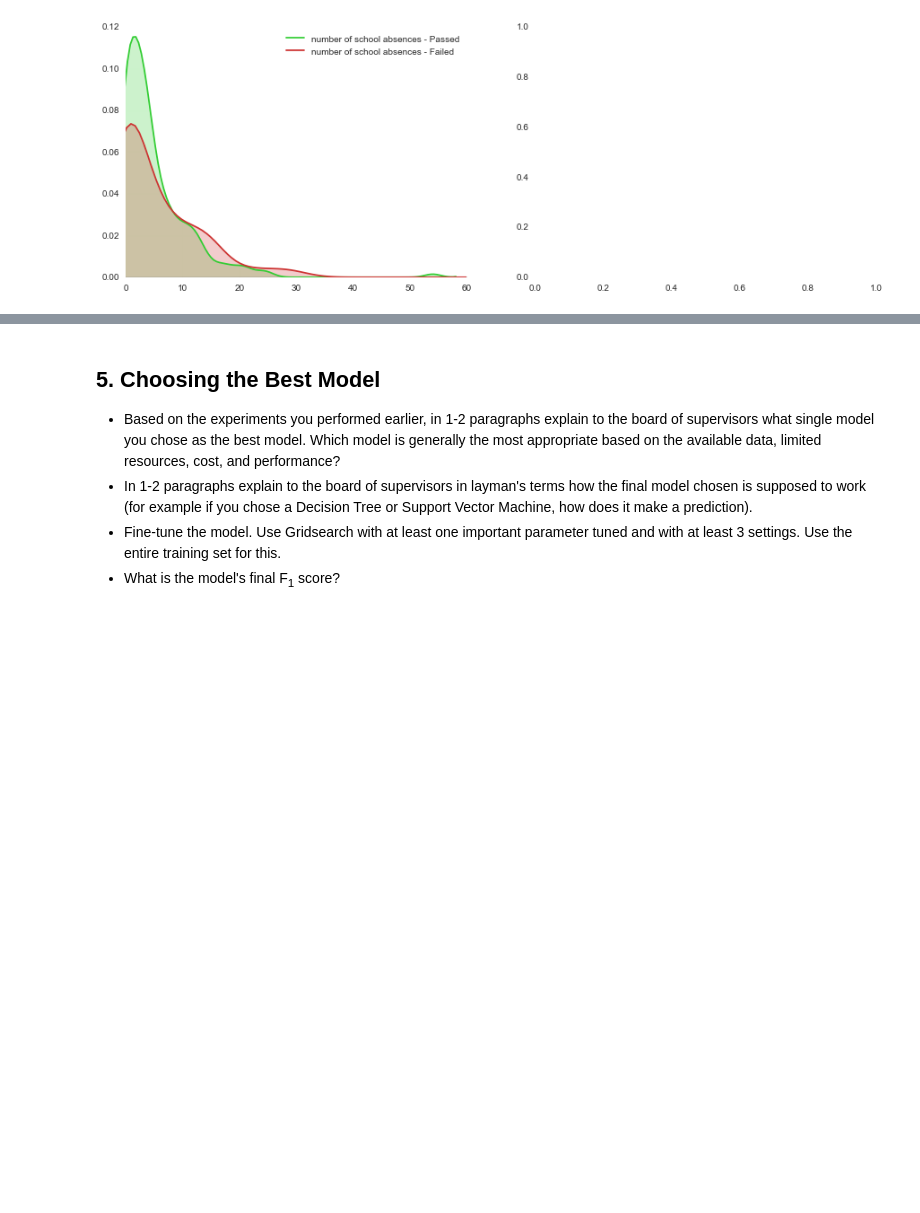
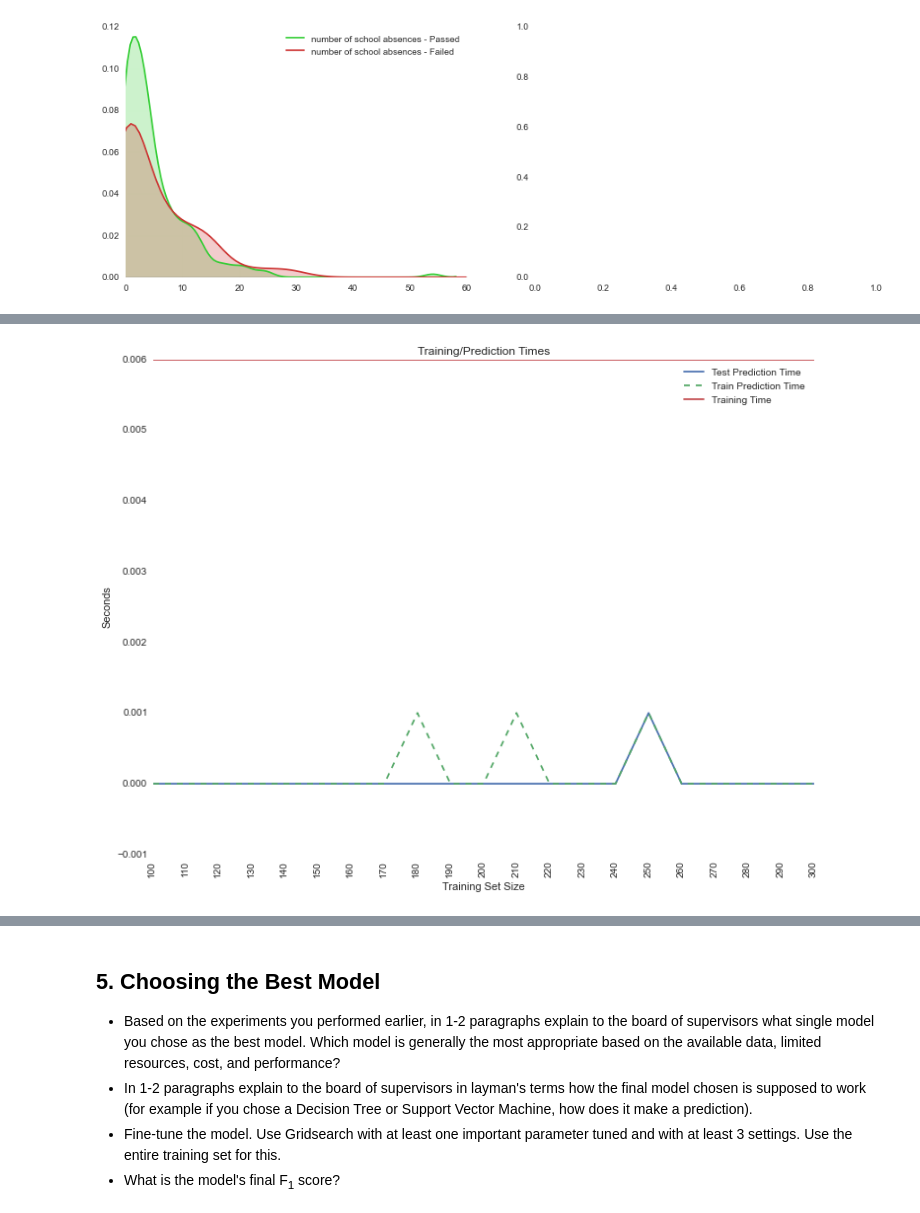
Before and after one commit to asuresh1/StudentIntervention, a Jupyter notebook: student_intervention.ipynb, the cells around one changed output, grey strips where cells are left out. Drawn from its saved outputs; the diff is of its cells as text; code cells hidden in the pictures; blank space fills up the shorter version.

```diff
--- a/student_intervention.ipynb
+++ b/student_intervention.ipynb
@@ -658,0 +682,33 @@ logRegModel
+# %%
+subset_sizes = xrange(100, 301, 10)
+# %%
+def subset_train_predict(clf, X_train, y_train, X_test, y_test, subset_sizes):
+    row_list =[]
+    X_train
+    for i in subset_sizes:
+        row_new = {'Training Size':i}
+        X_train_subset = X_train[:i]
+        y_train_subset = y_train[:i]
+        F1_scores, predicttime = train_predict(clf, X_train_subset, y_train_subset, X_test, y_test)
+        #print "I am in subset Predict",F1_scores
+        row_new.update(F1_scores)
+       # print "I am in subset Predict",row_new
+        row_new.update(predicttime)
+        row_list.append(row_new)
+
+    print row_list
+    return pd.DataFrame(row_list)
+# %%
+def time_plot(modelStats):
+        fig, ax = plt.subplots(figsize=(12, 9))
+        ax.plot(modelStats['Training Size'],modelStats['Predict Test Time'],label='Test Prediction Time')
+        ax.plot(modelStats['Training Size'],modelStats['Predict Train Time'], '--',label='Train Prediction Time')
+        ax.plot(modelStats['Training Size'],modelStats['Training Time'],label='Training Time')
+        legend = ax.legend(loc='best')
+        ax.set_ybound(min(modelStats['Predict Train Time']) - 0.001, max(modelStats['Predict Train Time']) + 0.005)
+        ax.set_xticks(subset_sizes)
+        ax.set_xticklabels(subset_sizes, rotation='vertical')
+        ax.set_ylabel('Seconds')
+        ax.set_xlabel('Training Set Size')
+        ax.set_title('Training/Prediction Times')
+        plt.show()
@@ -658,0 +734,5 @@ logRegModel
+# %%
+logReg_stats = subset_train_predict(LogisticRegression(penalty='l1', random_state=42),
+                                         X_train_scaled, y_train_scaled,
+                                         X_test, y_test,
+                                         subset_sizes=subset_sizes)
@@ -658,0 +777,4 @@ logRegModel
+# %%
+time_plot(logReg_stats)
+# %% [output]
+[figure, added]
```
Also changed, not shown: parts of 39 cells of this notebook, 1 other file.
